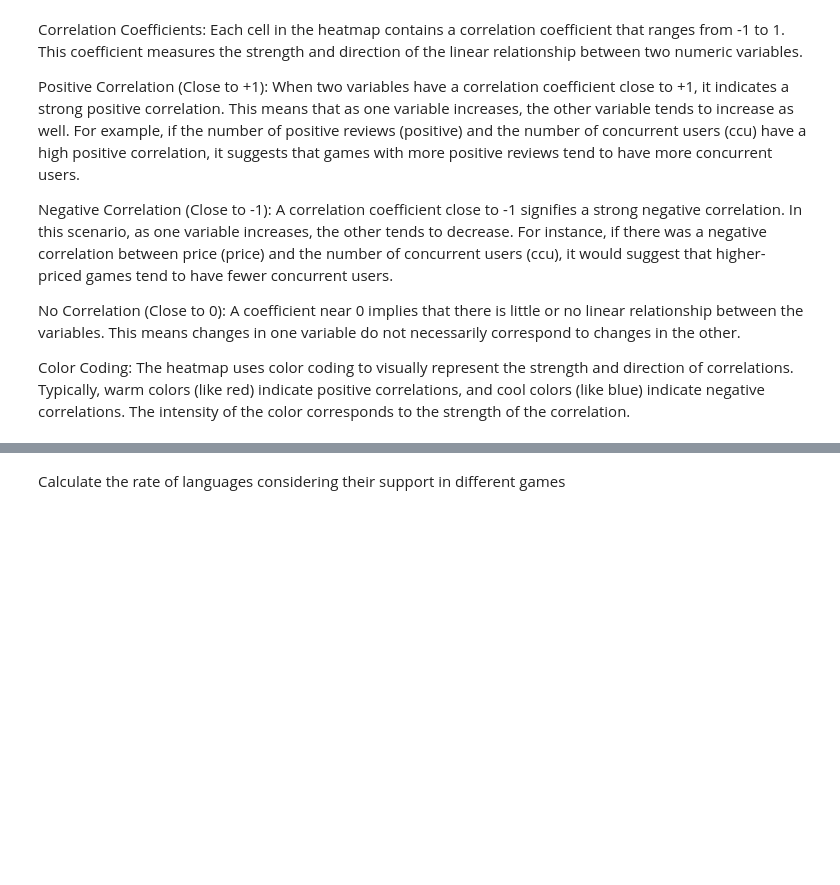
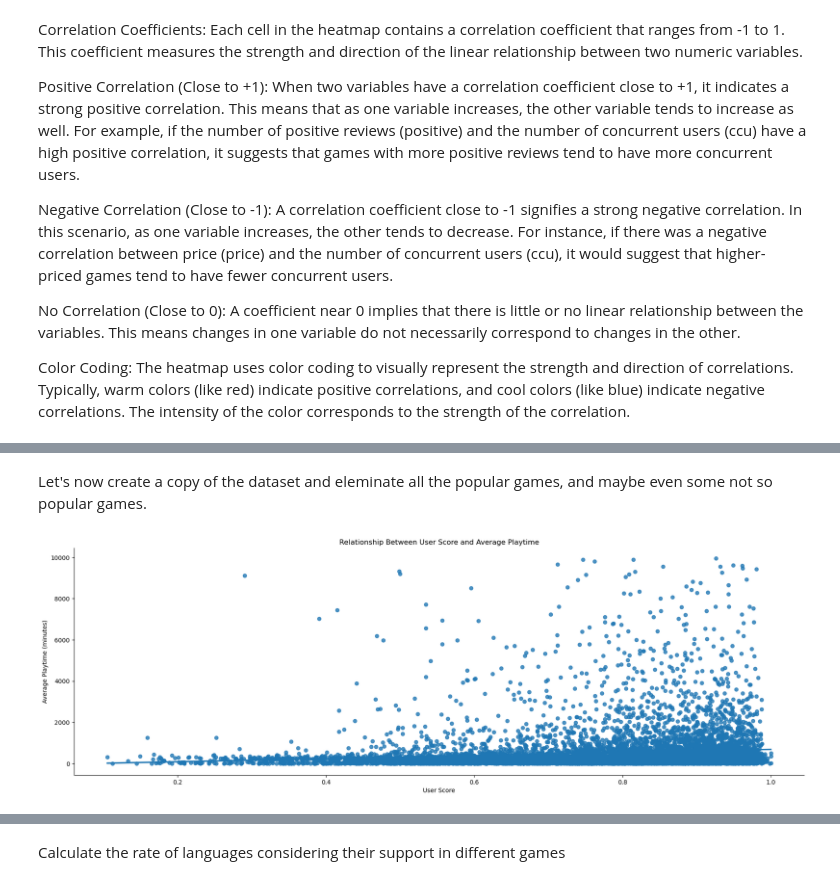
Before and after one commit to Artysuk/Steam-Project, a Jupyter notebook: analyze.ipynb, the cells around one changed output, grey strips where cells are left out. Cells and saved outputs as stored; diff of their text form; code cells hidden in the pictures; blank space fills up the shorter version.

```diff
--- a/analyze.ipynb
+++ b/analyze.ipynb
@@ -134,0 +135,12 @@ plt.show()
+# %% [markdown]
+Let's now create a copy of the dataset and eleminate all the popular games, and maybe even some not so popular games.
+# %%
+details_df_copy = details_df.copy()
+details_df_copy = details_df_copy.loc[(details_df['average_forever'] <= 10000)]
+sns.lmplot(x='user_score', y='average_forever', data=details_df_copy, aspect=3, height=6)
+plt.title("Relationship Between User Score and Average Playtime")
+plt.xlabel("User Score")
+plt.ylabel("Average Playtime (minutes)")
+plt.show()
+# %% [output]
+[figure, added]
```
Also changed, not shown: parts of 10 cells of this notebook.
